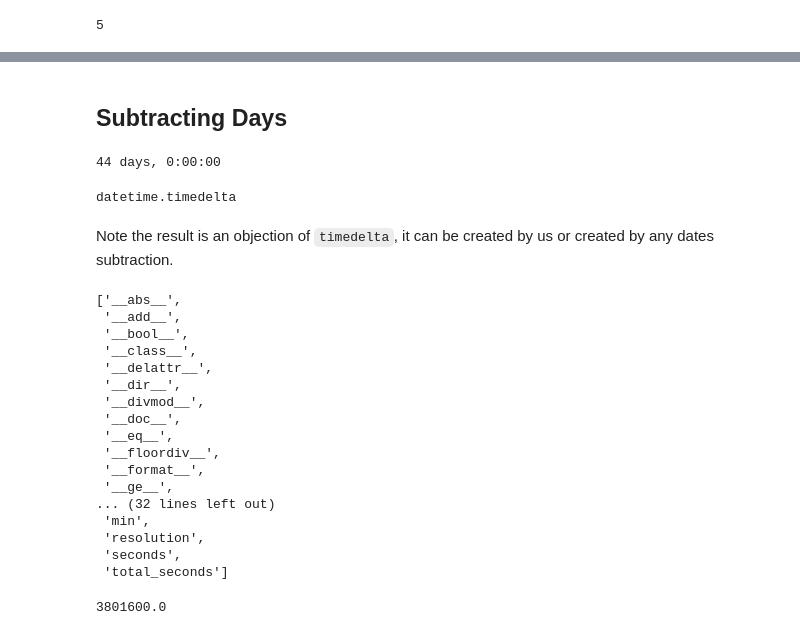
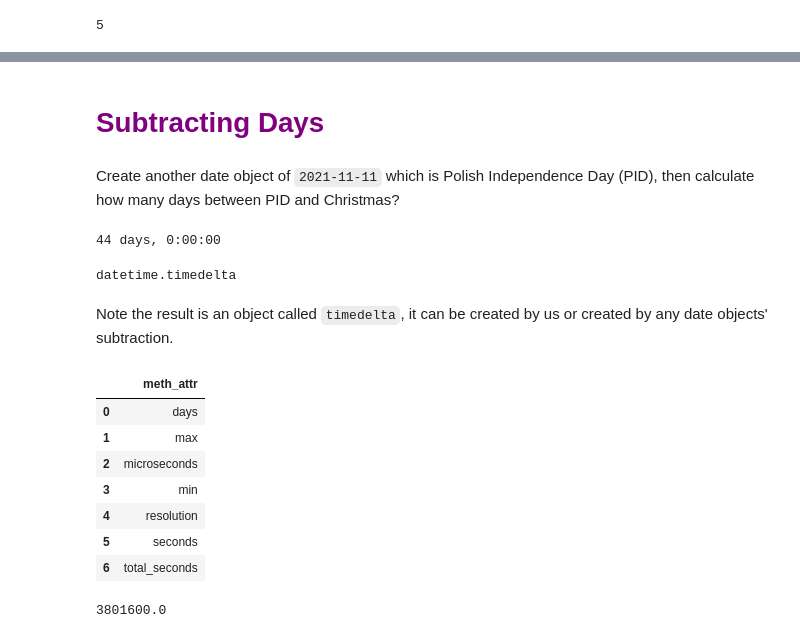
Before and after one commit to weijie-chen/Time-Series-and-Financial-Engineering-With-Python, a Jupyter notebook: Chapter 0 - Dates And Time In Python.ipynb, the cells around one changed output, grey strips where cells are left out. Drawn from its saved outputs; the diff is of its cells as text; code cells hidden in the pictures.

````diff
--- a/Chapter 0 - Dates And Time In Python.ipynb
+++ b/Chapter 0 - Dates And Time In Python.ipynb
@@ -54,5 +79,7 @@ christmax_2021.isocalendar()
 # %% [markdown]
-## Subtracting Days
+# <font face="gotham" color="purple"> Subtracting Days </font>
+# %% [markdown]
+Create another date object of ```2021-11-11``` which is Polish Independence Day (PID), then calculate how many days between PID and Christmas?
 # %%
 inde_day_2021 = dt.date(2021, 11, 11) # Polish Independence day
 # %%
@@ -63,27 +90,19 @@ type(date_delta)
 44 days, 0:00:00
 datetime.timedelta
 # %% [markdown]
-Note the result is an objection of ```timedelta```, it can be created by us or created by any dates subtraction.
+Note the result is an object called ```timedelta```, it can be created by us or created by any date objects' subtraction.
 # %%
-dir(date_delta)
+delta_obj_meth_attr = filter_dunder(date_delta)
+delta_obj_meth_attr
 # %% [output]
-['__abs__',
- '__add__',
- '__bool__',
- '__class__',
- '__delattr__',
- '__dir__',
- '__divmod__',
- '__doc__',
- '__eq__',
- '__floordiv__',
- '__format__',
- '__ge__',
-... (32 lines left out)
- 'min',
- 'resolution',
- 'seconds',
- 'total_seconds']
+|  | meth_attr |
+| 0 | days |
+| 1 | max |
+| 2 | microseconds |
+| 3 | min |
+| 4 | resolution |
+| 5 | seconds |
+| 6 | total_seconds |
 # %%
 date_delta.total_seconds()
 # %% [output]
````
Also changed, not shown: parts of 43 cells of this notebook.
